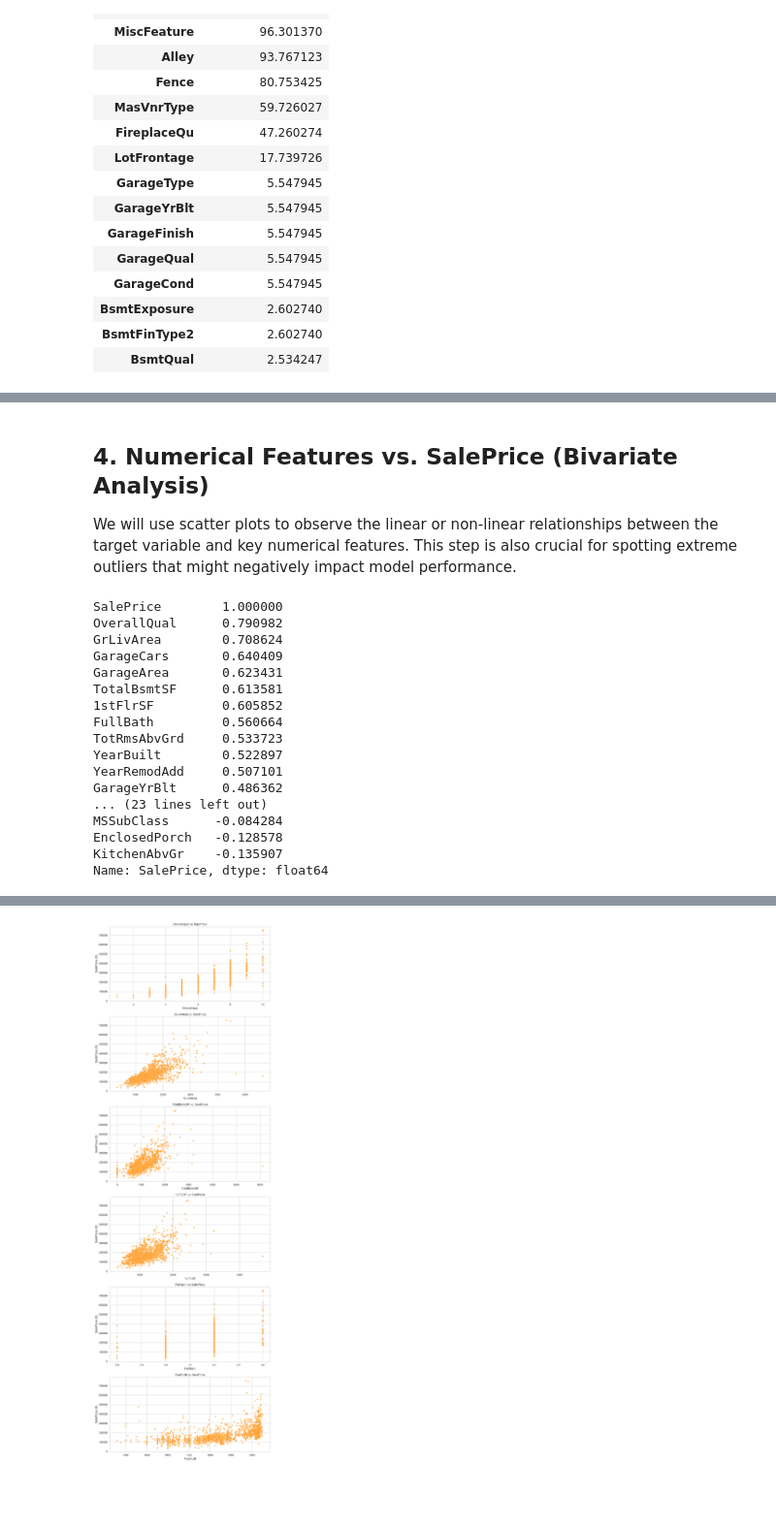
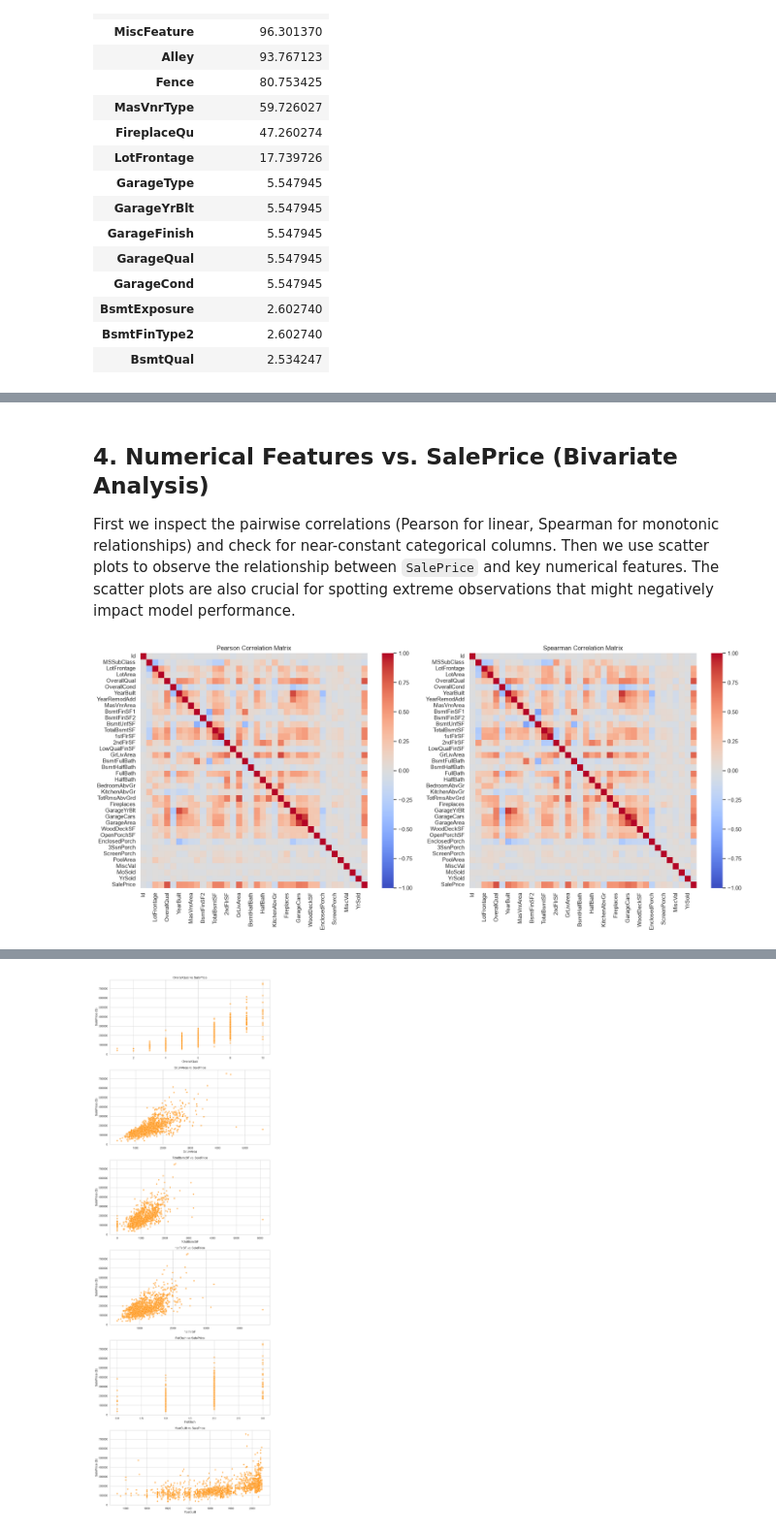
Before and after one commit to tolgaguclu17/Ames-Housing-ML-Pipeline, a Jupyter notebook: notebooks/EDA_updated.ipynb, the cells around one changed output, grey strips where cells are left out. Shown at 97% size. Drawn from its saved outputs; the diff is of its cells as text; code cells hidden in the pictures; blank space fills up the shorter version.

```diff
--- a/notebooks/EDA.ipynb
+++ b/notebooks/EDA_updated.ipynb
@@ -93,27 +114,22 @@ display(missing_df.head(15).style.background_gradient(cmap='Reds'))
 # %% [markdown]
 ## 4. Numerical Features vs. SalePrice (Bivariate Analysis)
 
-We will use scatter plots to observe the linear or non-linear relationships between the target variable and key numerical features. This step is also crucial for spotting extreme outliers that might negatively impact model performance.
+First we inspect the pairwise correlations (Pearson for linear, Spearman for monotonic relationships) and check for near-constant categorical columns. Then we use scatter plots to observe the relationship between `SalePrice` and key numerical features. The scatter plots are also crucial for spotting extreme observations that might negatively impact model performance.
 # %%
-# Checking the numeric columns corrolated with SalePrice
-corr = df.corr(numeric_only=True)["SalePrice"].sort_values(ascending=False)
+# Select only numeric columns for correlation
+num_df = df.select_dtypes(include='number')
 
-print(corr)
+fig, axes = plt.subplots(1, 2, figsize=(18, 8))
+
+# Pearson Correlation (Linear relationships)
+sns.heatmap(num_df.corr(method='pearson').round(2), cmap='coolwarm', vmin=-1, vmax=1, ax=axes[0])
+axes[0].set_title('Pearson Correlation Matrix')
+
+# Spearman Correlation (Non-linear monotonic relationships)
+sns.heatmap(num_df.corr(method='spearman').round(2), cmap='coolwarm', vmin=-1, vmax=1, ax=axes[1])
+axes[1].set_title('Spearman Correlation Matrix')
+
+plt.tight_layout()
+plt.show()
 # %% [output]
-SalePrice        1.000000
-OverallQual      0.790982
-GrLivArea        0.708624
-GarageCars       0.640409
-GarageArea       0.623431
-TotalBsmtSF      0.613581
-1stFlrSF         0.605852
-FullBath         0.560664
-TotRmsAbvGrd     0.533723
-YearBuilt        0.522897
-YearRemodAdd     0.507101
-GarageYrBlt      0.486362
-... (23 lines left out)
-MSSubClass      -0.084284
-EnclosedPorch   -0.128578
-KitchenAbvGr    -0.135907
-Name: SalePrice, dtype: float64
+[figure, added]
```
Also changed, not shown: parts of 13 cells of this notebook, 2 other files.
